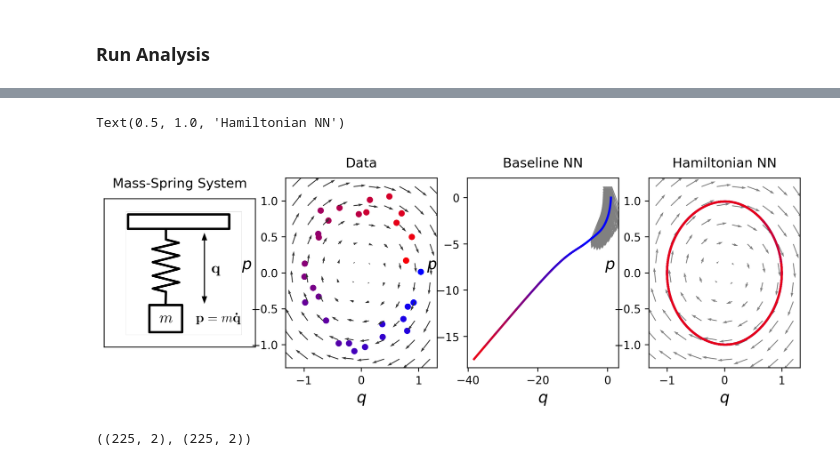
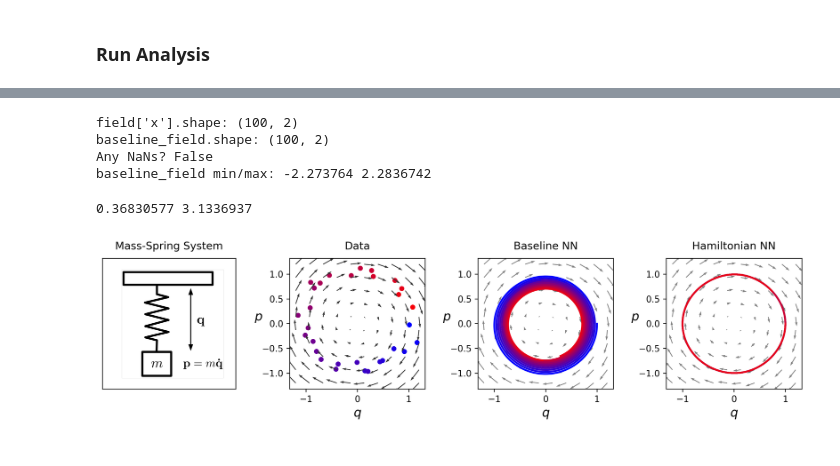
Before and after one commit to notanikdey/Hamiltonian_Neural_Networks, a Jupyter notebook: experiment_spring/train.ipynb, the cells around one changed output, grey strips where cells are left out. Saved outputs shown, nothing was run; the diff lists cells and outputs as text; code cells hidden in the pictures.

Commit message:
finally the dynamics plots are working

```diff
--- a/experiment_spring/train.ipynb
+++ b/experiment_spring/train.ipynb
@@ -87,16 +89,16 @@ for epoch in range(epochs):
 
     baseline_model.train()
 
-    dxdt_hat_train = baseline_model.time_derivative(x_train)
+    dxdt_hat_train = baseline_model(x_train)
 
     train_loss = L2Loss(dxdt_train, dxdt_hat_train)
     stats['training_loss'].append(train_loss)
 
-    optim.zero_grad()
+    base_optim.zero_grad()
 
     train_loss.backward()
 
-    optim.step()
+    base_optim.step()
 
     #testing
     baseline_model.eval()
@@ -104,7 +106,7 @@ for epoch in range(epochs):
         # print(x_test.shape)
         # print(dxdt_hat_train.shape)
         x_test.requires_grad_(True) #enable gradient tracking for the in graph gradient
-        dxdt_hat_test = baseline_model.time_derivative(x_test)
+        dxdt_hat_test = baseline_model(x_test)
         test_loss = L2Loss(dxdt_hat_test, dxdt_test)
         stats['testing_loss'].append(test_loss)
 
@@ -235,6 +237,15 @@ def get_vector_field(model, **kwargs):
     mesh_x = torch.tensor(np_mesh_x, requires_grad=True, dtype=torch.float32)
     mesh_dx = model.time_derivative(mesh_x)
     return mesh_dx.data.numpy()
+# %%
+def baseline_vector_field(model, **kwargs):
+    field = get_field(**kwargs)
+    np_mesh_x = field['x']
+
+    #running the model
+    mesh_x = torch.tensor(np_mesh_x, requires_grad=True, dtype=torch.float32)
+    mesh_dx = model(mesh_x)
+    return mesh_dx.data.numpy()
 # %%
 def integrate_model(model, t_span, y0, **kwargs):
 
@@ -243,19 +254,27 @@ def integrate_model(model, t_span, y0, **kwargs):
         dx = model.time_derivative(x).data.numpy().reshape(-1)
         return dx
     return solve_ivp(fun=fun, t_span=t_span, y0=y0, **kwargs)
+# %%
+def baseline_integrate_model(model, t_span, y0, **kwargs):
+
+    def fun(t, np_x):
+        x = torch.tensor(np_x, requires_grad=True, dtype=torch.float32).view(1,2)
+        dx = model(x).data.numpy().reshape(-1)
+        return dx
+    return solve_ivp(fun=fun, t_span=t_span, y0=y0, **kwargs)
 # %%
 field = get_field(gridsize=10)
 data = get_dataset(seed=0)
 
 #getting the vector fields
-baseline_field = get_vector_field(baseline_model, gridsize=10)
+baseline_field = baseline_vector_field(baseline_model, gridsize=10)
 hnn_field = get_vector_field(model, gridsize=10)
 
 #integrating along those fields starting from point (1,0)
 t_span = [0,30]
 y0 = np.asarray([1.,0])
 kwargs = {'t_eval': np.linspace(t_span[0], t_span[1], 2000), 'rtol': 1e-12}
-base_ivp = integrate_model(baseline_model, t_span, y0, **kwargs)
+base_ivp = baseline_integrate_model(baseline_model, t_span, y0, **kwargs)
 hnn_ivp = integrate_model(model, t_span, y0, **kwargs)
 # %%
 base_ivp, hnn_ivp
@@ -278,5 +297,20 @@ base_ivp, hnn_ivp
       njev: 0
        nlu: 0)
+# %%
+print("field['x'].shape:", field['x'].shape)           # → (N, 2)
+print("baseline_field.shape:", baseline_field.shape)   # → should also be (N, 2)
+
+print("Any NaNs?", np.isnan(baseline_field).any())
+print("baseline_field min/max:", baseline_field.min(), baseline_field.max())
+# %% [output]
+field['x'].shape: (100, 2)
+baseline_field.shape: (100, 2)
+Any NaNs? False
+baseline_field min/max: -2.273764 2.2836742
+# %%
+print(np.linalg.norm(baseline_field, axis=1).min(), np.linalg.norm(baseline_field, axis=1).max())
+# %% [output]
+0.36830577 3.1336937
 # %%
 #Plotting the results
 fig = plt.figure(figsize=(11.3,3.1), facecolor='white', dpi=300)
@@ -295,38 +329,35 @@ N = len(x)
 point_colours = [(i/N, 0, 1-i/N) for i in range(N)]
 plt.scatter(x,y, s=22, label='data', c=point_colours)
 plt.quiver(field['x'][:,0], field['x'][:,1], field['dx'][:,0], field['dx'][:,1], cmap='gray_r', scale=30, width=6e-3, color=(.2,.2,.2))
 plt.xlabel("$q$", fontsize=14)
 plt.ylabel("$p$", rotation=0, fontsize=14)
 plt.title("Data", pad=10)
 
 #plot baseline
 fig.add_subplot(1, 4, 3, frameon=True)
 plt.quiver(field['x'][:,0], field['x'][:,1], baseline_field[:,0], baseline_field[:,1],
-        cmap='gray_r', scale=20, width=6e-3, color=(.5,.5,.5))
+        cmap='gray_r', scale=30, width=6e-3, color=(.5,.5,.5))
 
 for i, l in enumerate(np.split(base_ivp['y'].T, 10)):
     color = (float(i)/10, 0, 1-float(i)/10)
     plt.plot(l[:,0],l[:,1],color=color, linewidth=2)
 
 plt.xlabel("$q$", fontsize=14)
 plt.ylabel("$p$", rotation=0, fontsize=14)
 plt.title("Baseline NN", pad=10)
 
 #plot HNN
 fig.add_subplot(1,4,4, frameon=True)
-plt.quiver(field['x'][:,0], field['x'][:,1], hnn_field[:,0], hnn_field[:,1], cmap='gray_r', scale=20, width=6e-3, color=(.5,.5,.5))
+plt.quiver(field['x'][:,0], field['x'][:,1], hnn_field[:,0], hnn_field[:,1], cmap='gray_r', scale=30, width=6e-3, color=(.5,.5,.5))
 
 for i, l in enumerate(np.split(hnn_ivp['y'].T, 10)):
     colour = (float(i)/10,0, 1-float(i)/10)
     plt.plot(l[:,0], l[:,1], color=colour, linewidth=2)
 
 plt.xlabel("$q$", fontsize=14)
 plt.ylabel("$p$", rotation=0, fontsize=14)
 plt.title("Hamiltonian NN", pad=10)
+
+plt.tight_layout(w_pad=2.0)
 # %% [output]
-Text(0.5, 1.0, 'Hamiltonian NN')
-[figure, old version]
+[figure, new version]
-# %%
-baseline_field.shape, hnn_field.shape
-# %% [output]
-((225, 2), (225, 2))
```
Also changed, not shown: parts of 8 cells of this notebook.
